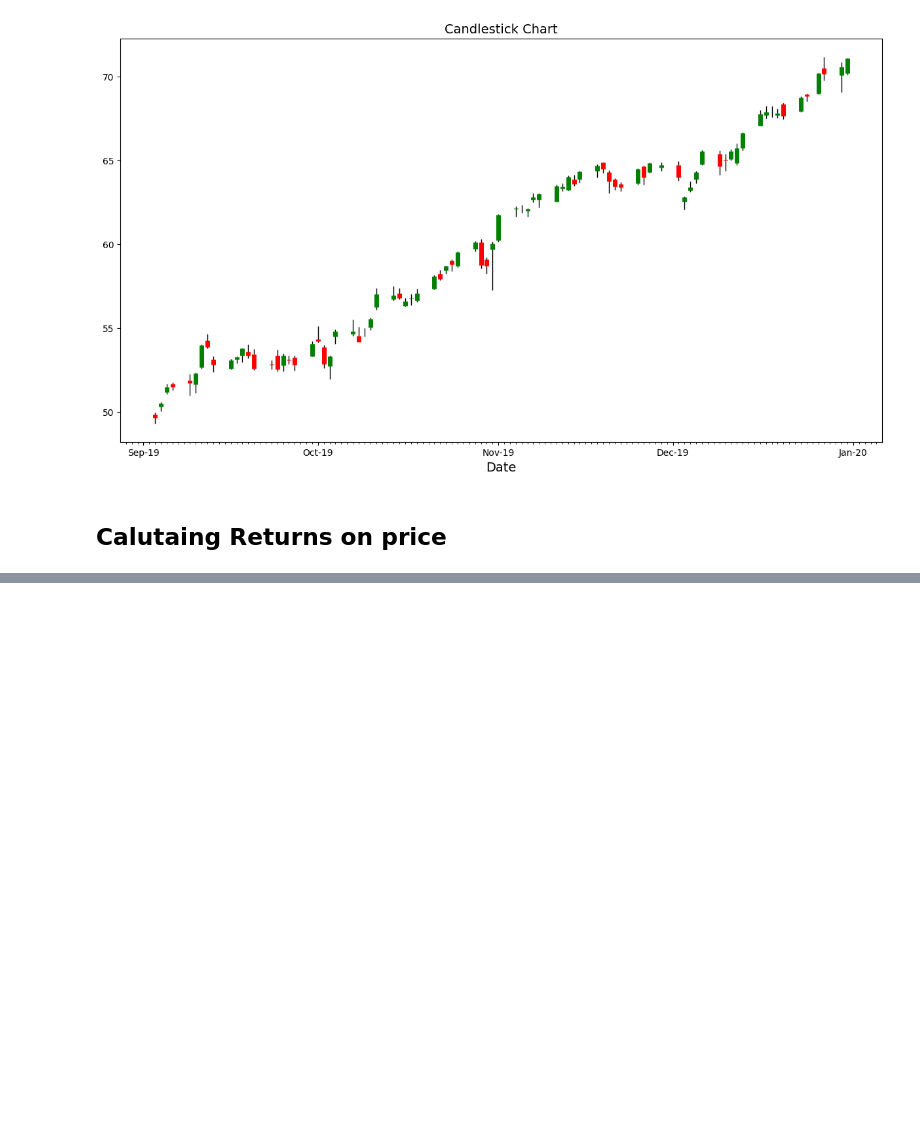
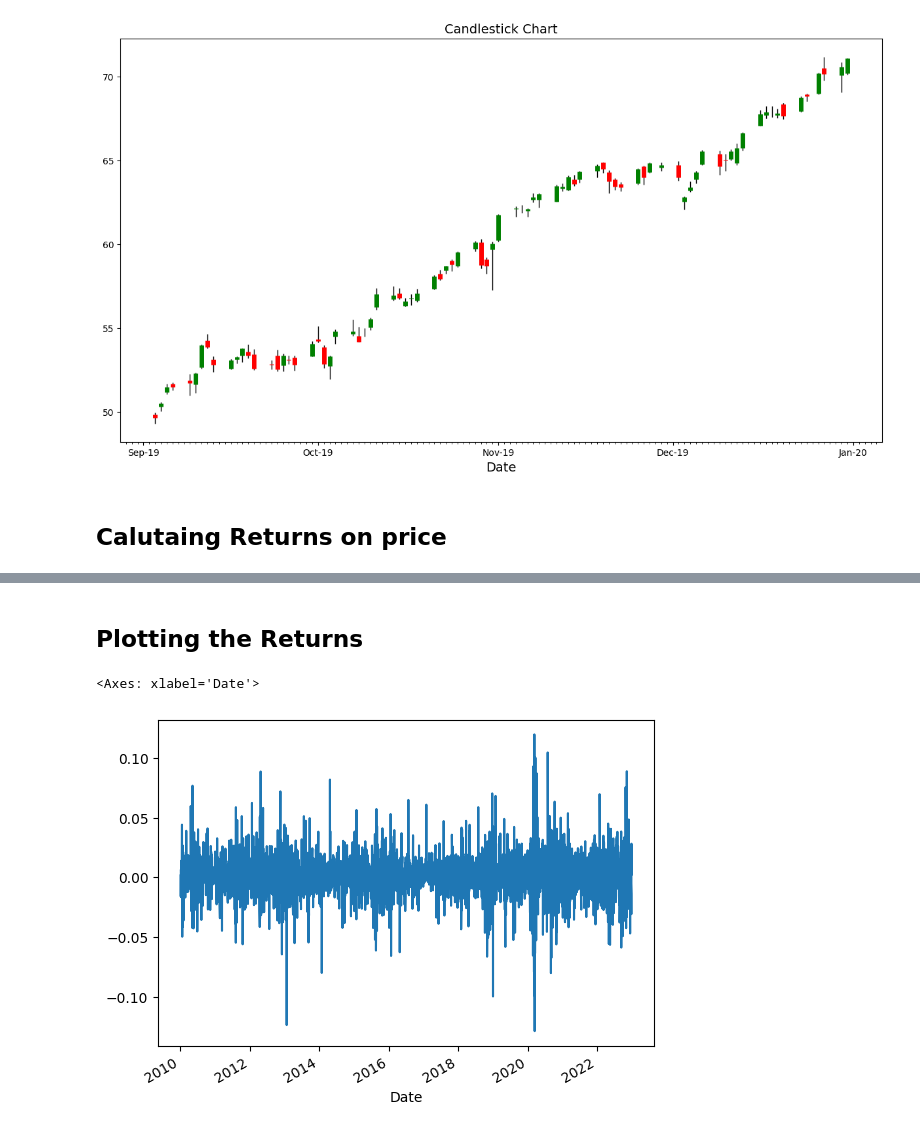
Before and after one commit to bharatsaini1/python-for-finance, a Jupyter notebook: data_analysis.ipynb, the cells around one changed output, grey strips where cells are left out. Saved outputs shown, nothing was run; the diff lists cells and outputs as text; code cells hidden in the pictures; blank space fills up the shorter version.

```diff
--- a/data_analysis.ipynb
+++ b/data_analysis.ipynb
@@ -197 +197,10 @@ df.pct_change()
 3272 rows × 5 columns
+# %% [markdown]
+## Plotting the Returns
+# %%
+# Plot Returns
+
+df.pct_change().Close.plot()
+# %% [output]
+<Axes: xlabel='Date'>
+[figure, added]
```
Also changed, not shown: parts of 25 cells of this notebook.
